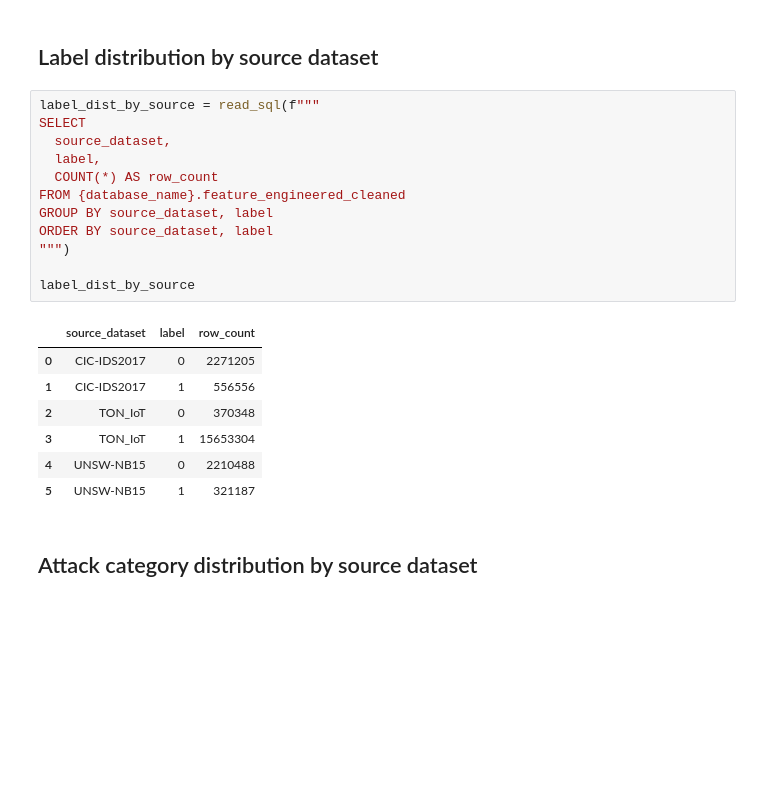
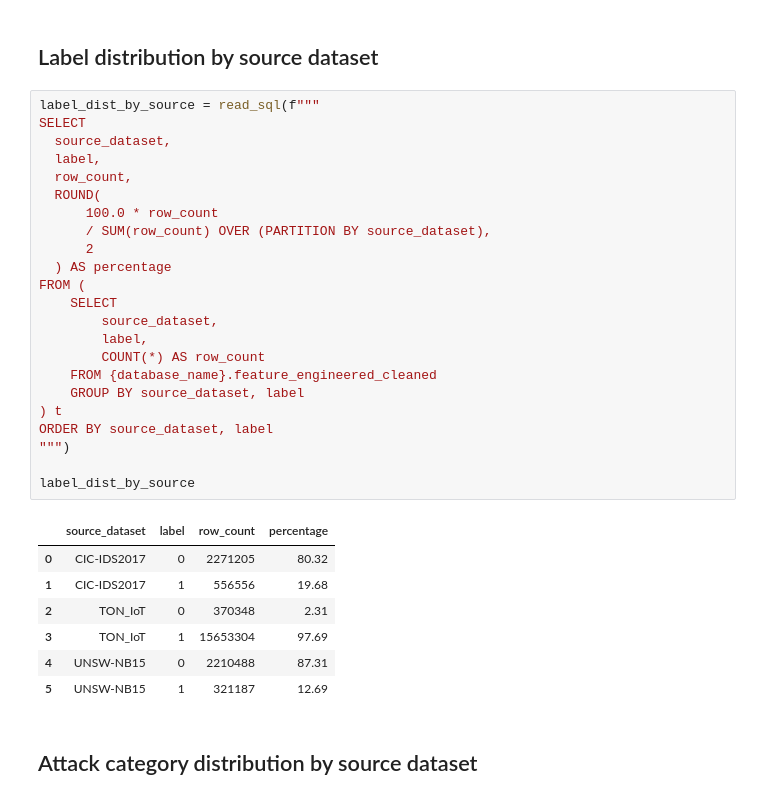
Before and after one commit to amarchini5339/AAI-540-Group5, a Jupyter notebook: 2_feature-eng/4_data_sample_and_split.ipynb, the cells around one changed output. Cells and saved outputs as stored; diff of their text form; blank space fills up the shorter version.

```diff
--- a/2_feature-eng/5_data_sample_and_split.ipynb
+++ b/2_feature-eng/4_data_sample_and_split.ipynb
@@ -133,23 +147,34 @@ attack_category_dist
 # %%
 label_dist_by_source = read_sql(f"""
 SELECT
   source_dataset,
   label,
-  COUNT(*) AS row_count
-FROM {database_name}.feature_engineered_cleaned
-GROUP BY source_dataset, label
+  row_count,
+  ROUND(
+      100.0 * row_count
+      / SUM(row_count) OVER (PARTITION BY source_dataset),
+      2
+  ) AS percentage
+FROM (
+    SELECT
+        source_dataset,
+        label,
+        COUNT(*) AS row_count
+    FROM {database_name}.feature_engineered_cleaned
+    GROUP BY source_dataset, label
+) t
 ORDER BY source_dataset, label
 """)
 
 label_dist_by_source
 # %% [output]
-|  | source_dataset | label | row_count |
-| 0 | CIC-IDS2017 | 0 | 2271205 |
-| 1 | CIC-IDS2017 | 1 | 556556 |
-| 2 | TON_IoT | 0 | 370348 |
-| 3 | TON_IoT | 1 | 15653304 |
-| 4 | UNSW-NB15 | 0 | 2210488 |
-| 5 | UNSW-NB15 | 1 | 321187 |
+|  | source_dataset | label | row_count | percentage |
+| 0 | CIC-IDS2017 | 0 | 2271205 | 80.32 |
+| 1 | CIC-IDS2017 | 1 | 556556 | 19.68 |
+| 2 | TON_IoT | 0 | 370348 | 2.31 |
+| 3 | TON_IoT | 1 | 15653304 | 97.69 |
+| 4 | UNSW-NB15 | 0 | 2210488 | 87.31 |
+| 5 | UNSW-NB15 | 1 | 321187 | 12.69 |
 # %% [markdown]
 ## Attack category distribution by source dataset
 # %%
```
Also changed, not shown: parts of 19 cells of this notebook, 6 other files.
